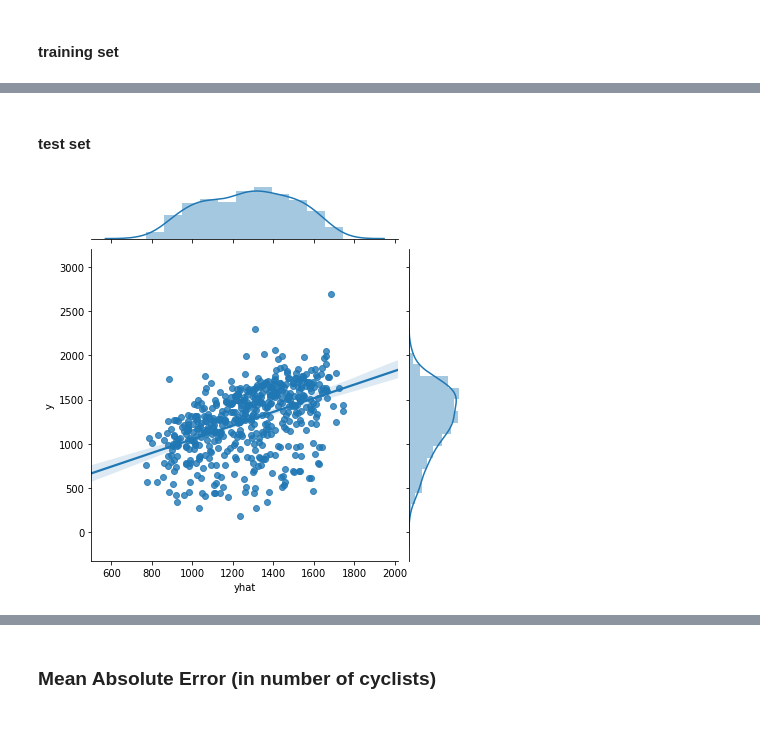
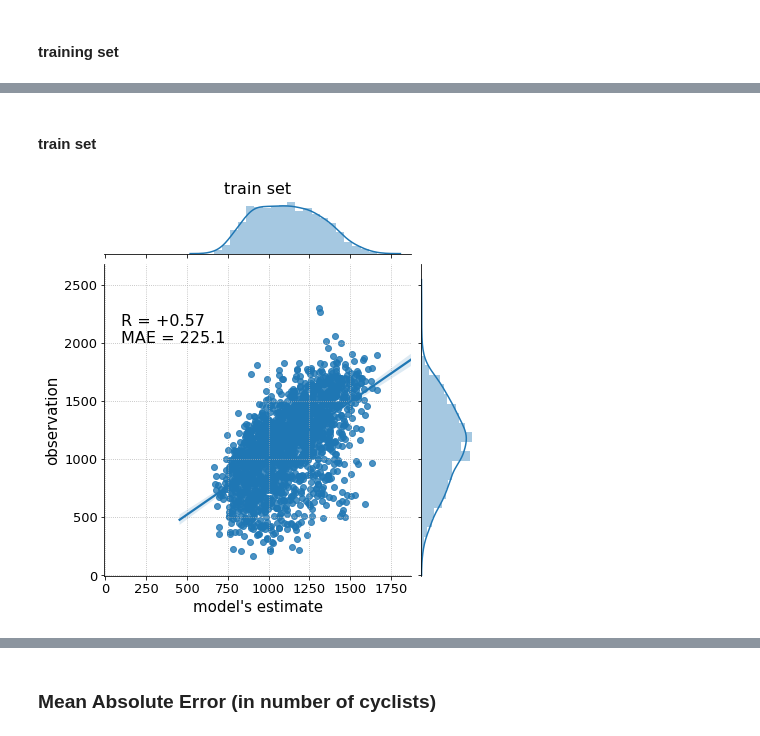
Before and after one commit to nicolasfauchereau/Auckland_Cycling, a Jupyter notebook: notebooks/paper_day_weather.ipynb, the cells around one changed output, grey strips where cells are left out. Cells and saved outputs as stored; diff of their text form; code cells hidden in the pictures.

```diff
--- a/notebooks/paper_day_weather.ipynb
+++ b/notebooks/paper_day_weather.ipynb
@@ -497,6 +491,3 @@ f = plot_verif(verif)
 ### scatter plot, marginal distribution and correlation between observations and modelled / predicted values
 # %% [markdown]
 #### training set
-# %%
-g = sns.JointGrid(x='yhat', y='y', data = verif.loc[:'2017',:])
-g = g.plot(sns.regplot, sns.distplot)
@@ -505,7 +494,40 @@ g = g.plot(sns.regplot, sns.distplot)
+# %%
+def plot_joint_plot(verif, x='yhat', y='y', title=None, fpath = '../figures/paper', fname = None):
+
+    g = sns.JointGrid(x='yhat', y='y', data = verif)
+    g = g.plot(sns.regplot, sns.distplot)
+    g.fig.set_figwidth(6)
+    g.fig.set_figheight(6)
+
+    ax = g.fig.axes[1]
+
+    if title is not None:
+        ax.set_title(title, fontsize=16)
+
+    ax = g.fig.axes[0]
+
+    ax.set_xlim([-5, None])
+    ax.set_ylim([-5, None])
+
+    ax.text(100, 2000, "R = {:+4.2f}\nMAE = {:4.1f}".format(verif.loc[:,['y','yhat']].corr().iloc[0,1], MAE(verif.loc[:,'y'].values, verif.loc[:,'yhat'].values)), fontsize=16)
+
+    ax.set_xlabel("model's estimate", fontsize=15)
+
+    ax.set_ylabel("observation", fontsize=15)
+
+    ax.grid(ls=':')
+
+    [l.set_fontsize(13) for l in ax.xaxis.get_ticklabels()]
+    [l.set_fontsize(13) for l in ax.yaxis.get_ticklabels()];
+
+    ax.grid(ls=':')
+
+    if fname is not None:
+        for ext in ['png','jpeg','pdf']:
+            g.fig.savefig(os.path.join(fpath, "{}.{}".format(fname, ext)), dpi=200)
 # %% [markdown]
-#### test set
+#### train set
-# %%
-g = sns.JointGrid(x='yhat', y='y', data = verif.loc['2017':,:])
-g = g.plot(sns.regplot, sns.distplot)
-# %% [output]
-[figure, removed]
+# %%
+plot_joint_plot(verif.loc[:'2017',:], title='train set', fname='train_set_joint_plot_no_climate')
+# %% [output]
+[figure, added]
```
Also changed, not shown: parts of 29 cells of this notebook.
